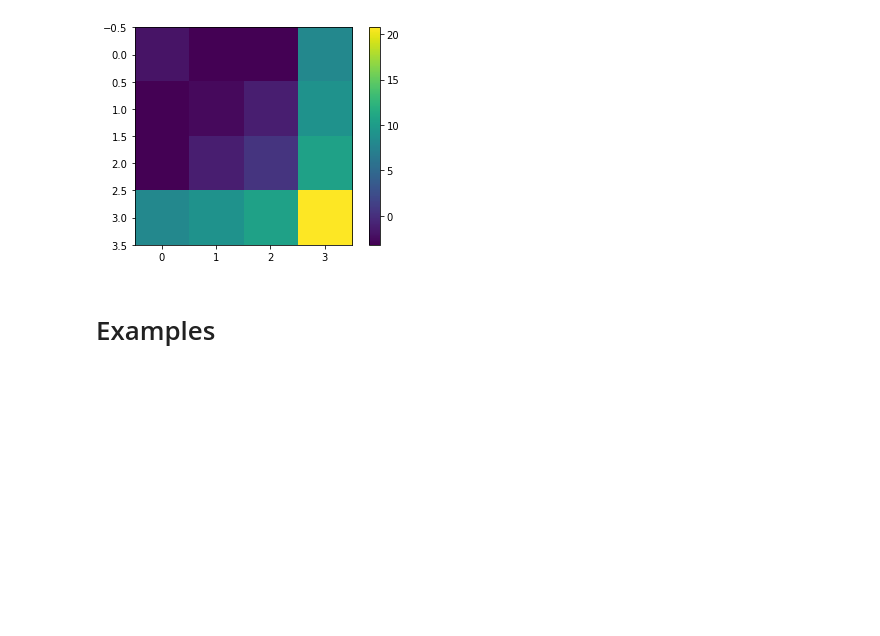
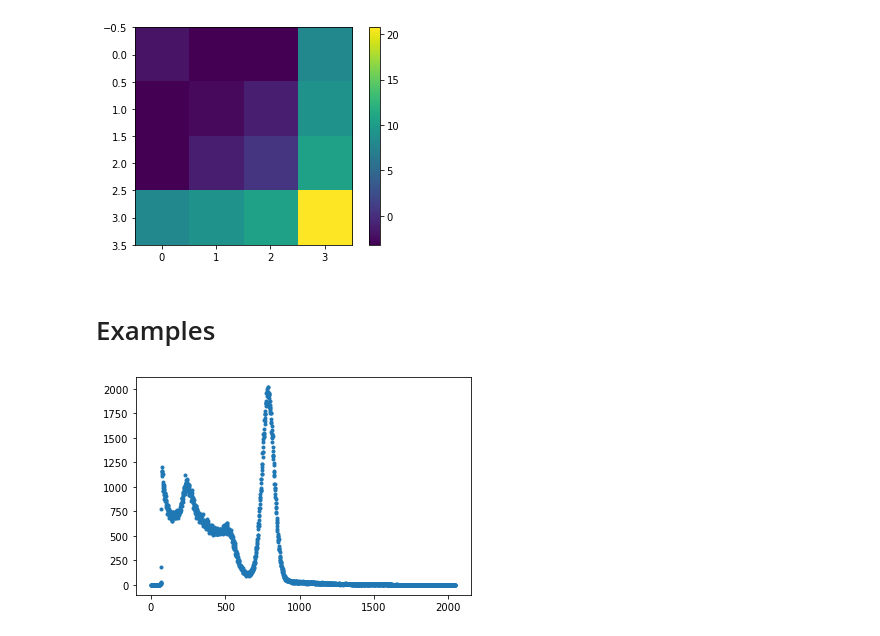
Before and after one commit to amirhdre/DSP-udemy, a Jupyter notebook: curvefit.ipynb, the cells around one changed output. Drawn from its saved outputs; the diff is of its cells as text; code cells hidden in the pictures; blank space fills up the shorter version.

Commit message:
update code for curvefit.ipynb

```diff
--- a/curvefit.ipynb
+++ b/curvefit.ipynb
@@ -131,3 +131,13 @@ plt.show()
 # Examples
 # %%
 # fitting a gausian curve
+
+df = pd.read_csv('data/curvefite1.csv')
+x_stuff = df.Channel
+y_stuff = df.Cs137
+# %%
+plt.figure()
+plt.plot(x_stuff,y_stuff,'.')
+plt.show()
+# %% [output]
+[figure, added]
```
Also changed, not shown: parts of 6 cells of this notebook.
